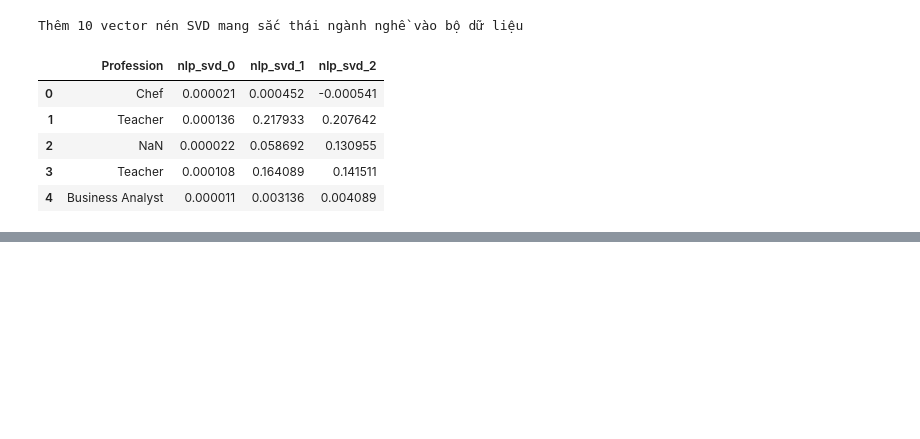
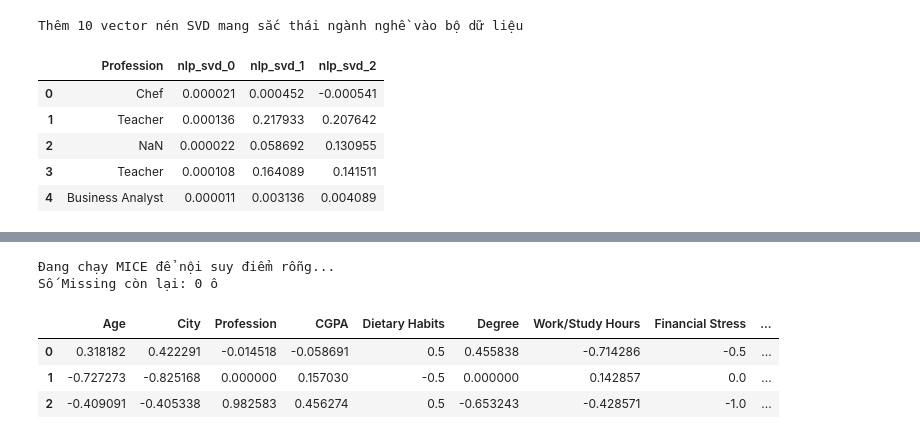
Before and after one commit to s4lt1f0l/Exploring-Mental-Health-Data, a Jupyter notebook: notebooks/02_preprocessing_fe.ipynb, the cells around one changed output, grey strips where cells are left out. Cells and saved outputs as stored; diff of their text form; code cells hidden in the pictures; blank space fills up the shorter version.

```diff
--- a/notebooks/02_preprocessing_fe.ipynb
+++ b/notebooks/02_preprocessing_fe.ipynb
@@ -573,0 +736,34 @@ Thêm 10 vector nén SVD mang sắc thái ngành nghề vào bộ dữ liệu
+# %%
+def finalize_nn_pipeline(X_train, X_test, k_neighbors=5):
+    """
+    Rửa sạch Cặn Lắng (NaN) và Cân bằng hệ dốc đạo hàm.
+    Phải chạy Scaling TRƯỚC Imputation để khi thuật toán KNN đo khoảng cách láng giềng,
+    Nó không bị 1 biến số lớn (như Quỹ thời gian = 24h) chèn ép 1 biến số nhỏ (như Gender = 1).
+    """
+    X_tr = X_train.copy()
+    X_te = X_test.copy()
+
+    scaler = RobustScaler()
+    cols = X_tr.columns
+    X_tr[cols] = scaler.fit_transform(X_tr[cols])
+    X_te[cols] = scaler.transform(X_te[cols])
+    print(f"Đang chạy MICE để nội suy điểm rỗng...")
+    imputer = IterativeImputer(max_iter=10, random_state=42)
+    X_tr[cols] = imputer.fit_transform(X_tr[cols])
+    X_te[cols] = imputer.transform(X_te[cols])
+    print(f"Số Missing còn lại: {X_tr.isnull().sum().sum()} ô")
+    return X_tr, X_te
+
+# ================ CHẠY HÀM ================
+X_train_nn, X_test_nn = finalize_nn_pipeline(
+    X_train_nn, X_test_nn,
+    k_neighbors=config.NN_IMPUTE_NEIGHBORS
+)
+display(X_train_nn.head(3))
+# %% [output]
+Đang chạy MICE để nội suy điểm rỗng...
+Số Missing còn lại: 0 ô
+|  | Age | City | Profession | CGPA | Dietary Habits | Degree | Work/Study Hours | Financial Stress | ... |
+| 0 | 0.318182 | 0.422291 | -0.014518 | -0.058691 | 0.5 | 0.455838 | -0.714286 | -0.5 | ... |
+| 1 | -0.727273 | -0.825168 | 0.000000 | 0.157030 | -0.5 | 0.000000 | 0.142857 | 0.0 | ... |
+| 2 | -0.409091 | -0.405338 | 0.982583 | 0.456274 | 0.5 | -0.653243 | -0.428571 | -1.0 | ... |
```
Also changed, not shown: parts of 13 cells of this notebook.
